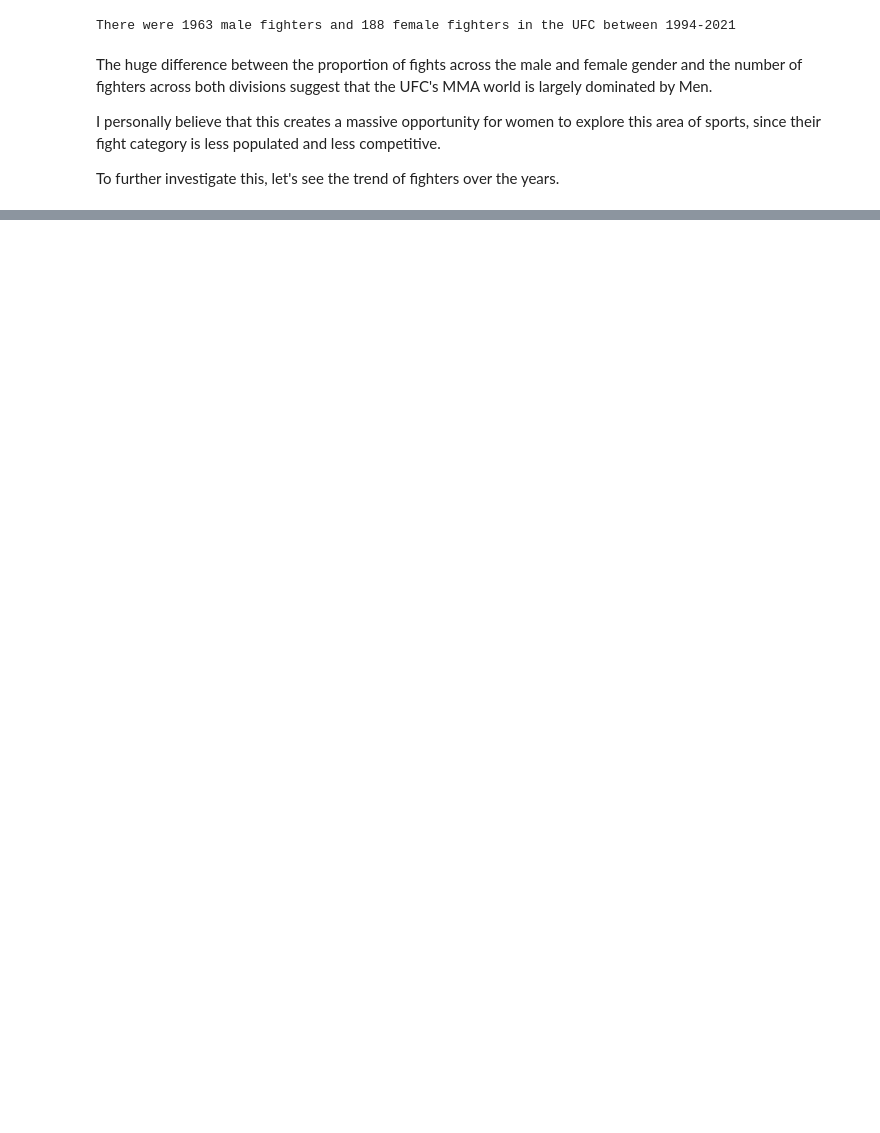
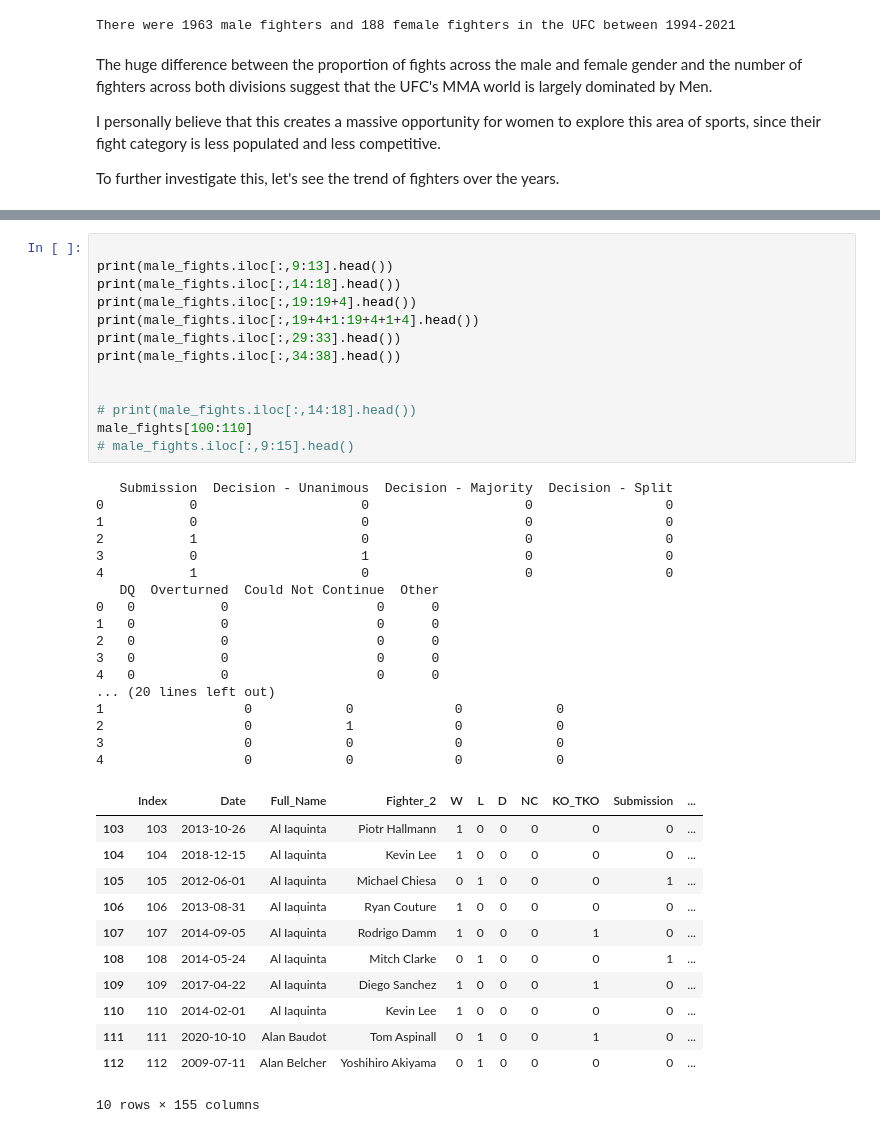
Before and after one commit to BoboyeOkeya/PortFolio---Machine-Learning-AI-foundations-, a Jupyter notebook: UFC_Data_Analysis.ipynb, the cells around one changed output, grey strips where cells are left out. Drawn from its saved outputs; the diff is of its cells as text; blank space fills up the shorter version.

```diff
--- a/UFC_Data_Analysis.ipynb
+++ b/UFC_Data_Analysis.ipynb
@@ -331,0 +376,43 @@ For the Female Catgory:
+# %%
+
+print(male_fights.iloc[:,9:13].head())
+print(male_fights.iloc[:,14:18].head())
+print(male_fights.iloc[:,19:19+4].head())
+print(male_fights.iloc[:,19+4+1:19+4+1+4].head())
+print(male_fights.iloc[:,29:33].head())
+print(male_fights.iloc[:,34:38].head())
+
+
+# print(male_fights.iloc[:,14:18].head())
+male_fights[100:110]
+# male_fights.iloc[:,9:15].head()
+# %% [output]
+   Submission  Decision - Unanimous  Decision - Majority  Decision - Split
+0           0                     0                    0                 0
+1           0                     0                    0                 0
+2           1                     0                    0                 0
+3           0                     1                    0                 0
+4           1                     0                    0                 0
+   DQ  Overturned  Could Not Continue  Other
+0   0           0                   0      0
+1   0           0                   0      0
+2   0           0                   0      0
+3   0           0                   0      0
+4   0           0                   0      0
+... (20 lines left out)
+1                  0            0             0            0
+2                  0            1             0            0
+3                  0            0             0            0
+4                  0            0             0            0
+|  | Index | Date | Full_Name | Fighter_2 | W | L | D | NC | KO_TKO | Submission | ... |
+| 103 | 103 | 2013-10-26 | Al Iaquinta | Piotr Hallmann | 1 | 0 | 0 | 0 | 0 | 0 | ... |
+| 104 | 104 | 2018-12-15 | Al Iaquinta | Kevin Lee | 1 | 0 | 0 | 0 | 0 | 0 | ... |
+| 105 | 105 | 2012-06-01 | Al Iaquinta | Michael Chiesa | 0 | 1 | 0 | 0 | 0 | 1 | ... |
+| 106 | 106 | 2013-08-31 | Al Iaquinta | Ryan Couture | 1 | 0 | 0 | 0 | 0 | 0 | ... |
+| 107 | 107 | 2014-09-05 | Al Iaquinta | Rodrigo Damm | 1 | 0 | 0 | 0 | 1 | 0 | ... |
+| 108 | 108 | 2014-05-24 | Al Iaquinta | Mitch Clarke | 0 | 1 | 0 | 0 | 0 | 1 | ... |
+| 109 | 109 | 2017-04-22 | Al Iaquinta | Diego Sanchez | 1 | 0 | 0 | 0 | 1 | 0 | ... |
+| 110 | 110 | 2014-02-01 | Al Iaquinta | Kevin Lee | 1 | 0 | 0 | 0 | 0 | 0 | ... |
+| 111 | 111 | 2020-10-10 | Alan Baudot | Tom Aspinall | 0 | 1 | 0 | 0 | 1 | 0 | ... |
+| 112 | 112 | 2009-07-11 | Alan Belcher | Yoshihiro Akiyama | 0 | 1 | 0 | 0 | 0 | 0 | ... |
+10 rows × 155 columns
```
Also changed, not shown: parts of 11 cells of this notebook.
